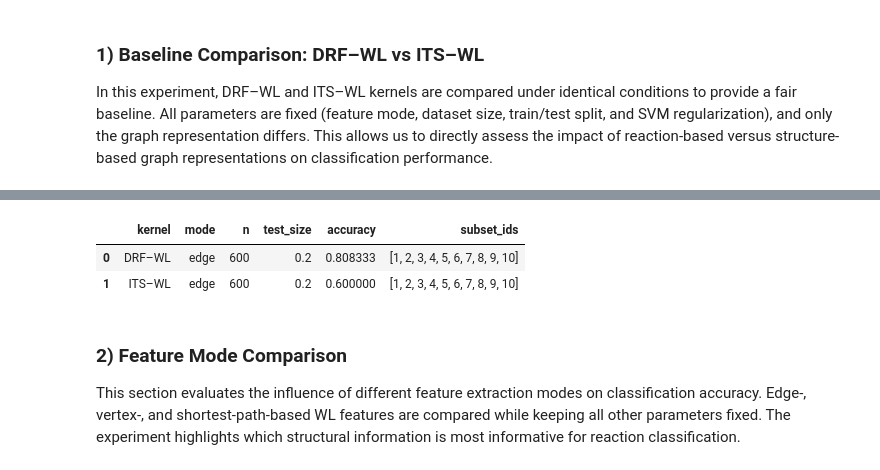
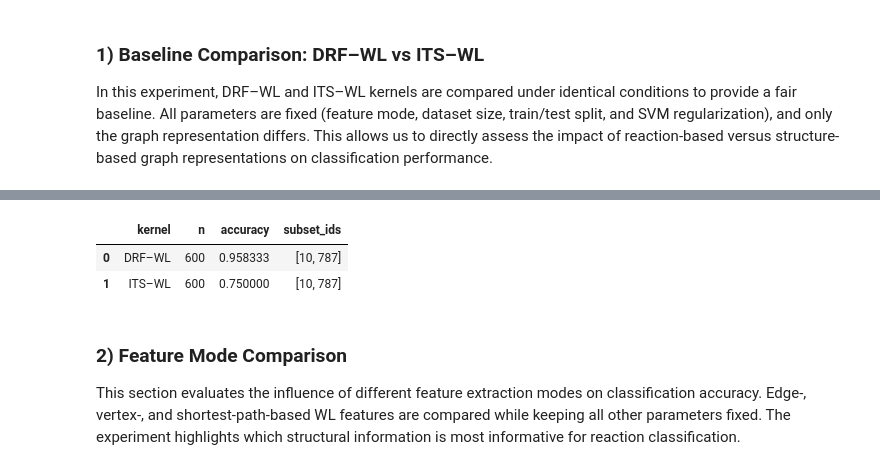
Before and after one commit to PatPatDango/reaction-kernels, a Jupyter notebook: notebooks/wp3.ipynb, the cells around one changed output, grey strips where cells are left out. Saved outputs shown, nothing was run; the diff lists cells and outputs as text; code cells hidden in the pictures.

Commit message:
svm mit k klassen neu

```diff
--- a/notebooks/wp3.ipynb
+++ b/notebooks/wp3.ipynb
@@ -595,20 +587,4 @@ def load_dir_for_subsets(precomp_dir, feature_key, subset_ids):
 # %%
-results = []
-
-# Settings
-C = 1.0
-seed = 42
-test_size = 0.2
-n = 600
-
-# OPTION 1: einfach gemeinsame subset_ids nehmen (ohne Klassen-Zwang)
-common_subset_ids = sorted(set(available_subset_ids(DRF_DIRS["edge"])) & set(available_subset_ids(ITS_DIRS["edge"])))
-if not common_subset_ids:
-    raise FileNotFoundError("Keine gemeinsamen subset_XXX PKLs zwischen DRF(edge) und ITS(edge). Prüfe die Ordnerpfade.")
-
-subset_ids = common_subset_ids[:10]   # <- NIMM MEHR, wenn du mehr willst (z.B. 30, 50, ...)
-print("Chosen subset_ids:", subset_ids)
-
 # DRF edge baseline
 res = train_svm_from_precomputed_dir(
     precomp_dir=DRF_DIRS["edge"],
@@ -617,17 +593,9 @@ res = train_svm_from_precomputed_dir(
     n=n, test_size=test_size, C=C, seed=seed,
     verbose=True,
 )
-add_result(
-    tag="S4_baseline",
-    kernel="DRF–WL",
-    mode="edge",
-    n=n,
-    test_size=test_size,
-    C=C,
-    seed=seed,
-    res=res,
-    subset_ids=subset_ids,
-)
+add_result(tag="S4_baseline", kernel="DRF–WL", mode="edge",
+           n=n, test_size=test_size, C=C, seed=seed, res=res, subset_ids=subset_ids)
+
 # ITS edge baseline
 res = train_svm_from_precomputed_dir(
     precomp_dir=ITS_DIRS["edge"],
@@ -636,18 +604,12 @@ res = train_svm_from_precomputed_dir(
     n=n, test_size=test_size, C=C, seed=seed,
     verbose=True,
 )
-add_result(
-    tag="S4_baseline",
-    kernel="ITS–WL",
-    mode="edge",
-    n=n,
-    test_size=test_size,
-    C=C,
-    seed=seed,
-    res=res,
-    subset_ids=subset_ids,
-)
+add_result(tag="S4_baseline", kernel="ITS–WL", mode="edge",
+           n=n, test_size=test_size, C=C, seed=seed, res=res, subset_ids=subset_ids)
 
 df_results = pd.DataFrame(results)
-df_results[df_results["tag"]=="S4_baseline"][["kernel","mode","n","test_size","accuracy","subset_ids"]]
+display(
+    df_results[df_results["tag"]=="S4_baseline"][["kernel","n","accuracy","subset_ids"]]
+    .sort_values(["kernel","n"])
+)
 # %% [output]
@@ -671,6 +633,6 @@ weighted avg       0.63      0.60      0.56       120
-|  | kernel | mode | n | test_size | accuracy | subset_ids |
-| 0 | DRF–WL | edge | 600 | 0.2 | 0.808333 | [1, 2, 3, 4, 5, 6, 7, 8, 9, 10] |
-| 1 | ITS–WL | edge | 600 | 0.2 | 0.600000 | [1, 2, 3, 4, 5, 6, 7, 8, 9, 10] |
+|  | kernel | n | accuracy | subset_ids |
+| 0 | DRF–WL | 600 | 0.958333 | [10, 787] |
+| 1 | ITS–WL | 600 | 0.750000 | [10, 787] |
 # %% [markdown]
 ### 2) Feature Mode Comparison
 
```
Also changed, not shown: parts of 10 cells of this notebook, 1 other file.
